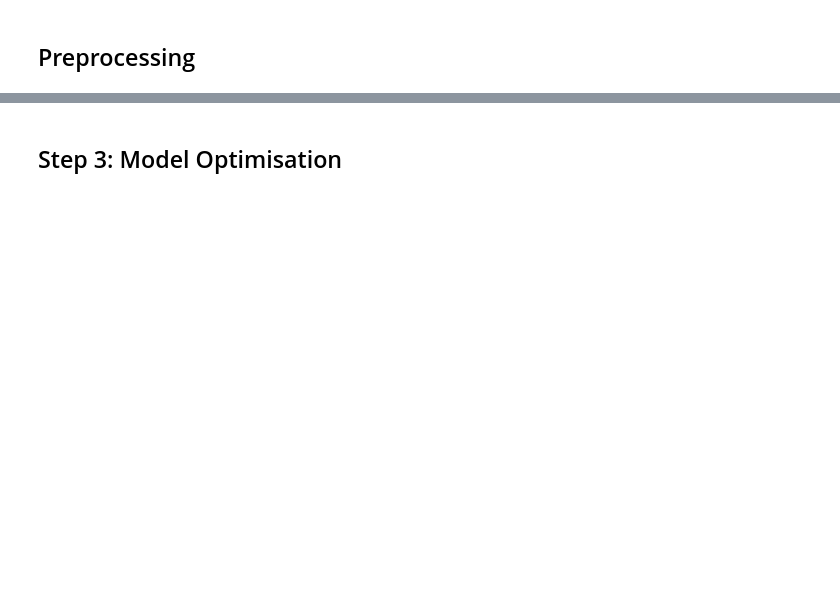
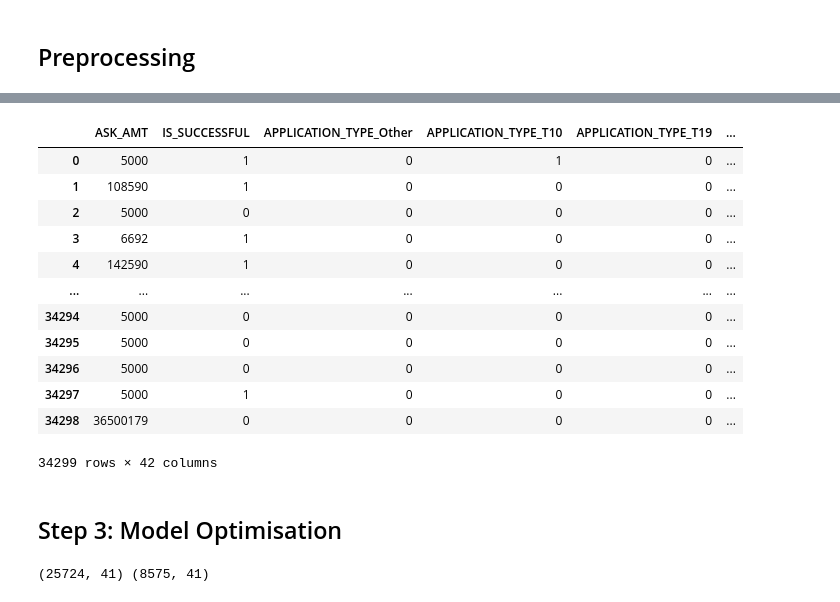
Before and after one commit to shanCH3n/deep-learning-challenge, a Jupyter notebook: DeepLrn_Step3.ipynb, the cells around one changed output, grey strips where cells are left out. Drawn from its saved outputs; the diff is of its cells as text; code cells hidden in the pictures; blank space fills up the shorter version.

```diff
--- a/DeepLrn_Step3.ipynb
+++ b/DeepLrn_Step3.ipynb
@@ -26,0 +73,3 @@ print(f'The duplicate rows of NAs in the application data: {application_df.dupli
+# %%
+# Drop the non-beneficial ID columns, 'EIN','NAME', 'STATUS' and 'SPECIAL_CONSIDERATIONS'.
+reduced_df = application_df.drop(['EIN', 'NAME', 'STATUS', 'SPECIAL_CONSIDERATIONS'], axis=1)
@@ -26,0 +111,14 @@ print(f'The duplicate rows of NAs in the application data: {application_df.dupli
+# %%
+# Choose a cutoff value and create a list of application types to be replaced
+# use the variable name `application_types_to_replace`
+# Model 1: 500
+app_cutoff = 150
+application_counts = reduced_df['APPLICATION_TYPE'].value_counts()
+application_types_to_replace = list(application_counts[application_counts < app_cutoff].index)
+
+# Replace in dataframe
+for app in application_types_to_replace:
+    reduced_df['APPLICATION_TYPE'] = reduced_df['APPLICATION_TYPE'].replace(app,"Other")
+
+# Check to make sure binning was successful
+reduced_df['APPLICATION_TYPE'].value_counts()
@@ -26,0 +137,4 @@ print(f'The duplicate rows of NAs in the application data: {application_df.dupli
+# %%
+# Look at CLASSIFICATION value counts for binning
+clsf_counts = reduced_df["CLASSIFICATION"].value_counts()
+clsf_counts
@@ -26,0 +176,13 @@ print(f'The duplicate rows of NAs in the application data: {application_df.dupli
+# %%
+# Choose a cutoff value and create a list of classifications to be replaced
+# use the variable name `classifications_to_replace`
+# Model 1: 1000
+class_cutoff = 800
+classifications_to_replace = list(clsf_counts[clsf_counts < class_cutoff].index)
+
+# Replace in dataframe
+for cls in classifications_to_replace:
+    reduced_df['CLASSIFICATION'] = reduced_df['CLASSIFICATION'].replace(cls,"Other")
+
+# Check to make sure binning was successful
+reduced_df['CLASSIFICATION'].value_counts()
@@ -27,2 +197,21 @@ print(f'The duplicate rows of NAs in the application data: {application_df.dupli
+# %%
+# Convert categorical data to numeric with `pd.get_dummies`
+# Using one-hot encoding
+df_OneHot = pd.get_dummies(reduced_df)
+df_OneHot
+# %% [output]
+|  | ASK_AMT | IS_SUCCESSFUL | APPLICATION_TYPE_Other | APPLICATION_TYPE_T10 | APPLICATION_TYPE_T19 | ... |
+| 0 | 5000 | 1 | 0 | 1 | 0 | ... |
+| 1 | 108590 | 1 | 0 | 0 | 0 | ... |
+| 2 | 5000 | 0 | 0 | 0 | 0 | ... |
+| 3 | 6692 | 1 | 0 | 0 | 0 | ... |
+| 4 | 142590 | 1 | 0 | 0 | 0 | ... |
+| ... | ... | ... | ... | ... | ... | ... |
+| 34294 | 5000 | 0 | 0 | 0 | 0 | ... |
+| 34295 | 5000 | 0 | 0 | 0 | 0 | ... |
+| 34296 | 5000 | 0 | 0 | 0 | 0 | ... |
+| 34297 | 5000 | 1 | 0 | 0 | 0 | ... |
+| 34298 | 36500179 | 0 | 0 | 0 | 0 | ... |
+34299 rows × 42 columns
 # %% [markdown]
 ## Step 3: Model Optimisation
@@ -28,0 +226,14 @@ print(f'The duplicate rows of NAs in the application data: {application_df.dupli
+# %%
+# Create a StandardScaler instances
+scaler = StandardScaler()
+
+# Fit the StandardScaler
+X_scaler = scaler.fit(X_train)
+
+# Scale the data
+X_train_scaled = X_scaler.transform(X_train)
+X_test_scaled = X_scaler.transform(X_test)
+
+print(X_train_scaled.shape, X_test_scaled.shape)
+# %% [output]
+(25724, 41) (8575, 41)
```
Also changed, not shown: parts of 20 cells of this notebook, 4 other files.
